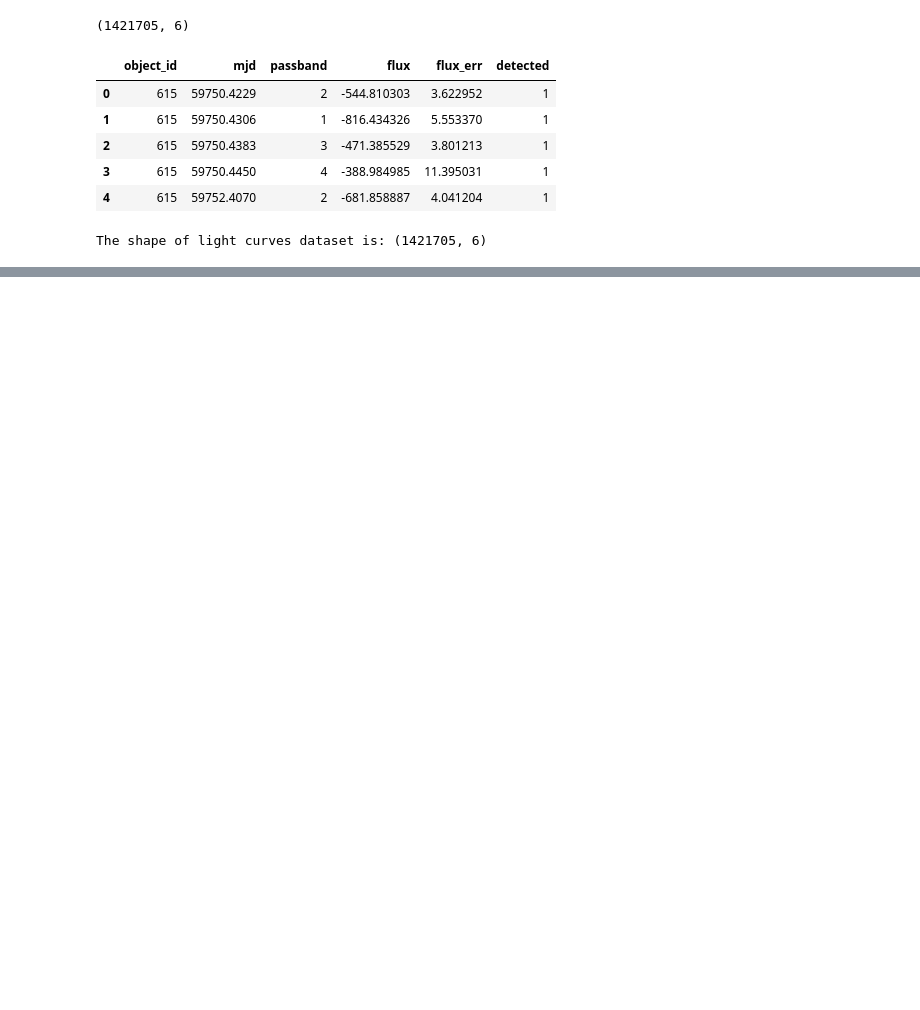
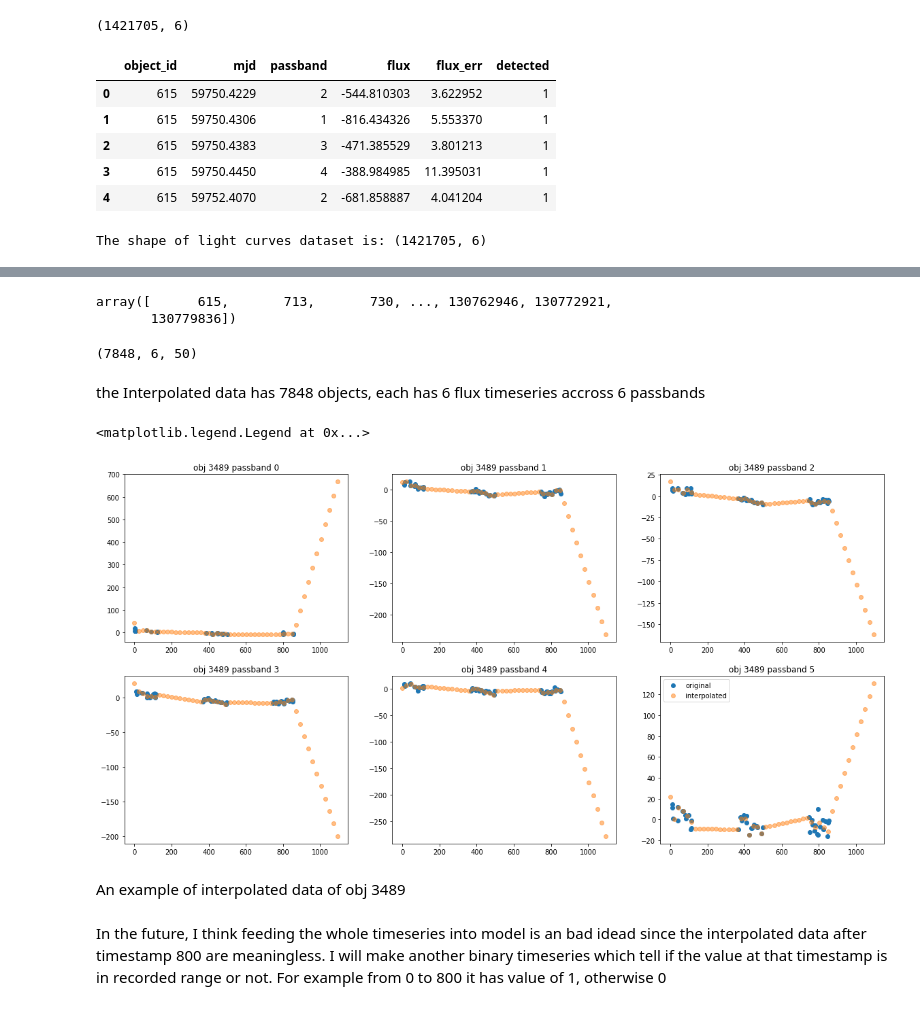
Before and after one commit to pvhau169/MLTSA22_HPhan, a Jupyter notebook: HW8/MLTSA2022_GP_homework.ipynb, the cells around one changed output, grey strips where cells are left out. Drawn from its saved outputs; the diff is of its cells as text; code cells hidden in the pictures; blank space fills up the shorter version.

```diff
--- a/HW8/MLTSA2022_GP_homework.ipynb
+++ b/HW8/MLTSA2022_GP_homework.ipynb
@@ -526,0 +93,59 @@ Gassian process on 10 different objects, band by band. I'm not sure how to impro
+# %%
+lcvs['object_id'].unique()
+# %% [output]
+array([      615,       713,       730, ..., 130762946, 130772921,
+       130779836])
+# %%
+from tqdm.notebook import tqdm
+min_time_stamp = 59580
+max_time_stamp = 60674
+
+time = np.linspace(0,max_time_stamp-min_time_stamp, num = 50)
+
+obj_ids = lcvs['object_id'].unique()
+passbands = range(6)
+data = []
+for obj_id in tqdm(obj_ids):
+  obj_data = []
+  for passband in passbands:
+    mask = (lcvs['object_id'] == obj_id) & (lcvs['passband'] == passband)
+
+    y = lcvs['flux'][mask]
+    x = lcvs['mjd'][mask]
+
+    interpolate_flux = interpolate.interp1d(x = x-min_time_stamp, y = y, fill_value="extrapolate")
+    interpolated = interpolate_flux(time)
+    obj_data.append(interpolated)
+
+  data.append(obj_data)
+data = np.array(data)
+# %%
+data.shape
+# %% [output]
+(7848, 6, 50)
+# %% [markdown]
+the Interpolated data has 7848 objects, each has 6 flux timeseries accross 6 passbands
+# %%
+fig = plt.figure(figsize = (20, 10))
+axes = []
+obj_index = 20
+obj_id = obj_ids[obj_index]
+
+for passband in range(6):
+  axes.append(fig.add_subplot(2, 3, passband+1))
+
+  mask = (lcvs['object_id'] == obj_id) & (lcvs['passband'] == passband)
+
+  y = lcvs['flux'][mask]
+  x = lcvs['mjd'][mask]
+  axes[-1].scatter(x-min_time_stamp, y, label='original')
+  axes[-1].scatter(time, data[obj_index][passband], label = 'interpolated', alpha = 0.5)
+  axes[-1].set_title("obj {} passband {}".format(obj_id, passband))
+plt.legend()
+# %% [output]
+<matplotlib.legend.Legend at 0x...>
+[figure, added]
+# %% [markdown]
+An example of interpolated data of obj 3489
+# %% [markdown]
+In the future, I think feeding the whole timeseries into model is an bad idead since the interpolated data after timestamp 800 are meaningless. I will make another binary timeseries which tell if the value at that timestamp is in recorded range or not. For example from 0 to 800 it has value of 1, otherwise 0
```
Also changed, not shown: parts of 73 cells of this notebook.
